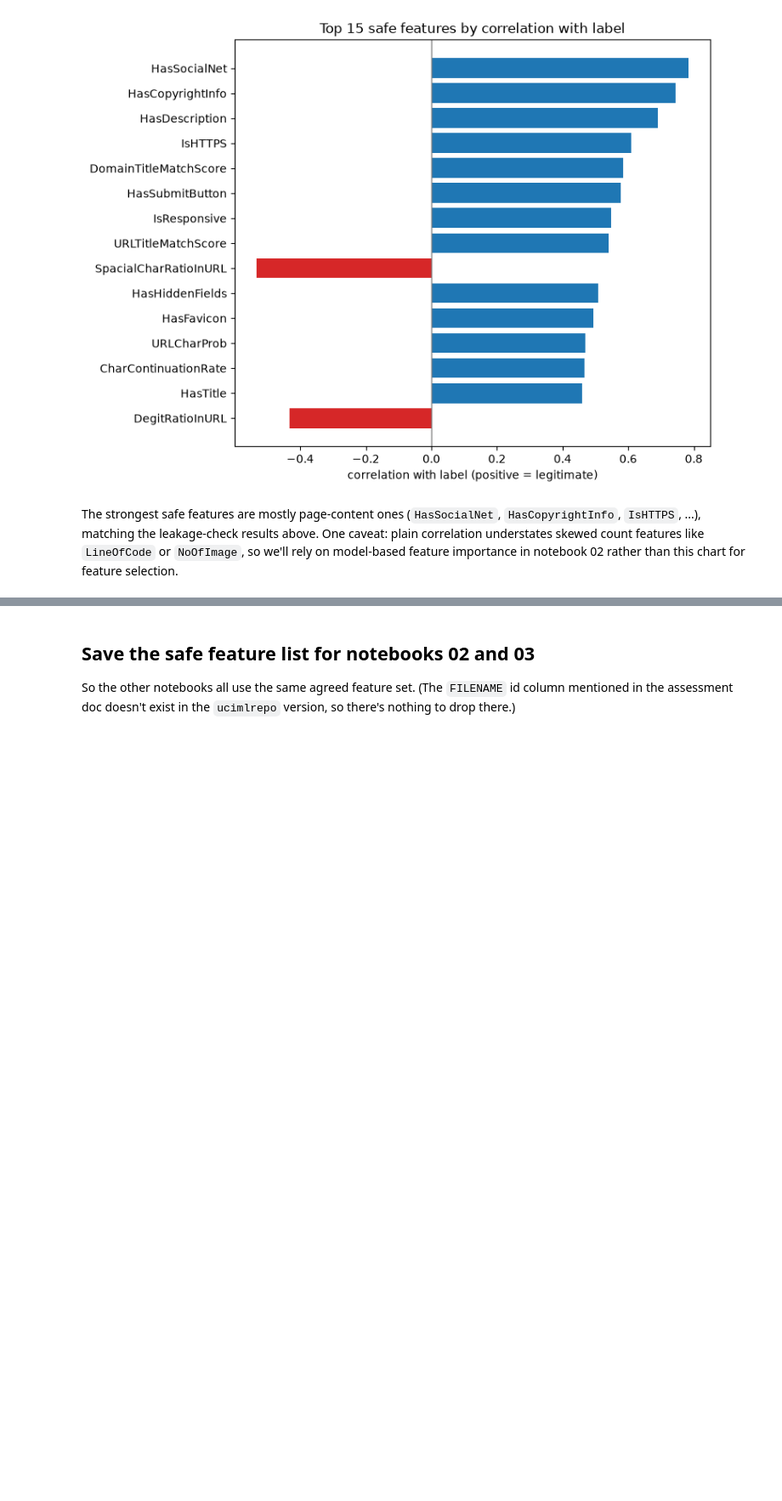
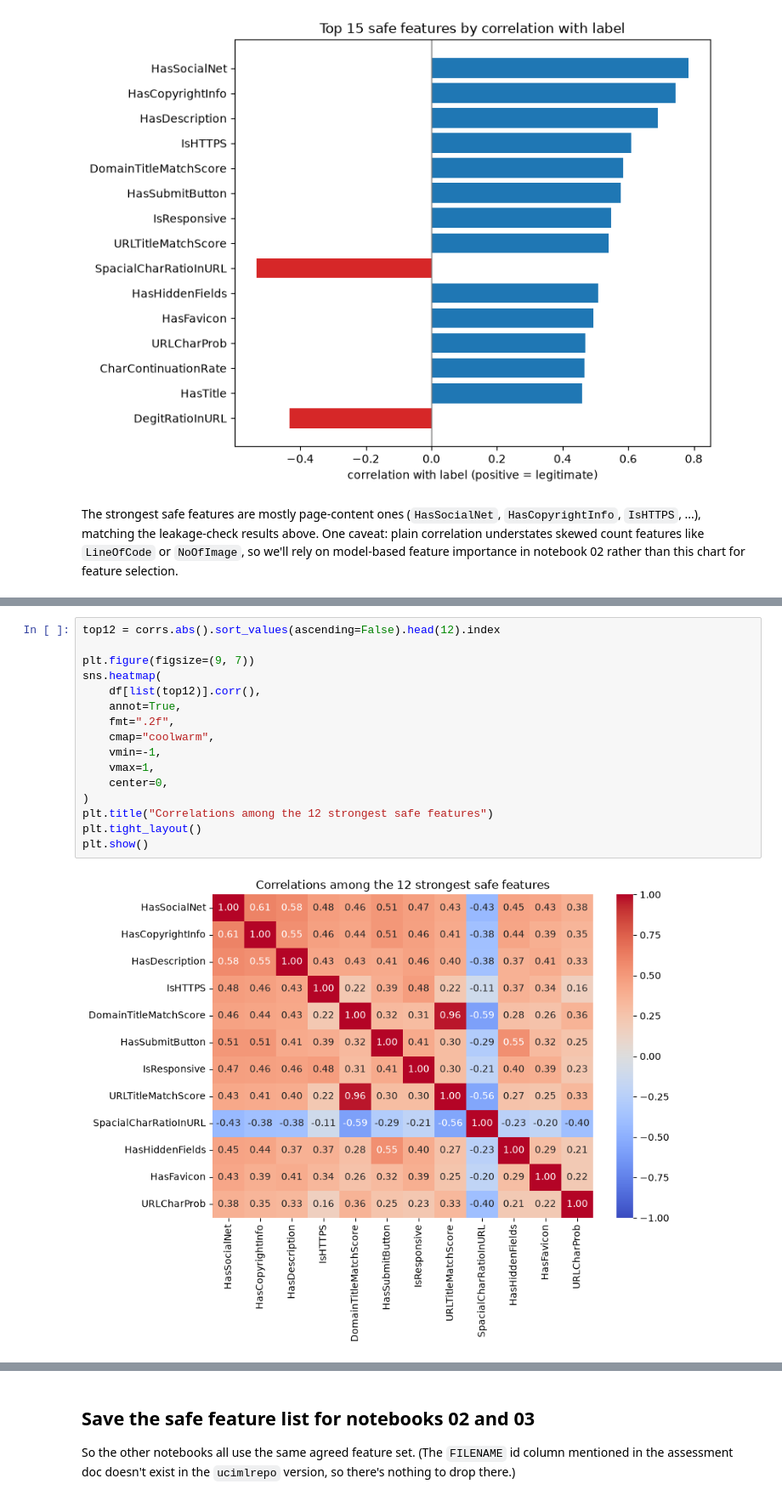
Before and after one commit to jjusticeusd/AAI-501-Final-Team-Project-Group2, a Jupyter notebook: code/01.ipynb, the cells around one changed output, grey strips where cells are left out. Shown at 85% size. Saved outputs shown, nothing was run; the diff lists cells and outputs as text; blank space fills up the shorter version.

```diff
--- a/code/01.ipynb
+++ b/code/01.ipynb
@@ -401,0 +513,18 @@ chart for feature selection.
+# %%
+top12 = corrs.abs().sort_values(ascending=False).head(12).index
+
+plt.figure(figsize=(9, 7))
+sns.heatmap(
+    df[list(top12)].corr(),
+    annot=True,
+    fmt=".2f",
+    cmap="coolwarm",
+    vmin=-1,
+    vmax=1,
+    center=0,
+)
+plt.title("Correlations among the 12 strongest safe features")
+plt.tight_layout()
+plt.show()
+# %% [output]
+[figure, added]
```
Also changed, not shown: parts of 10 cells of this notebook.
